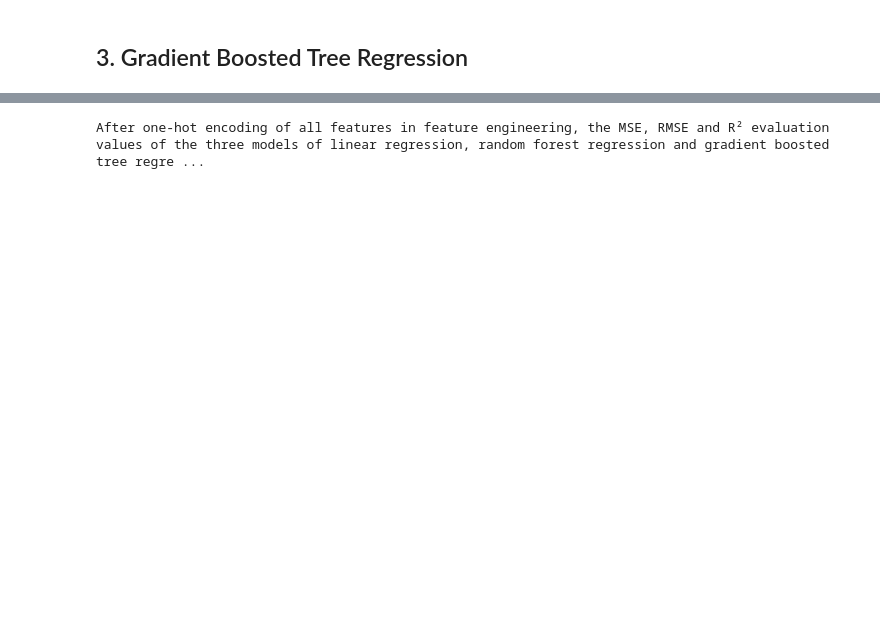
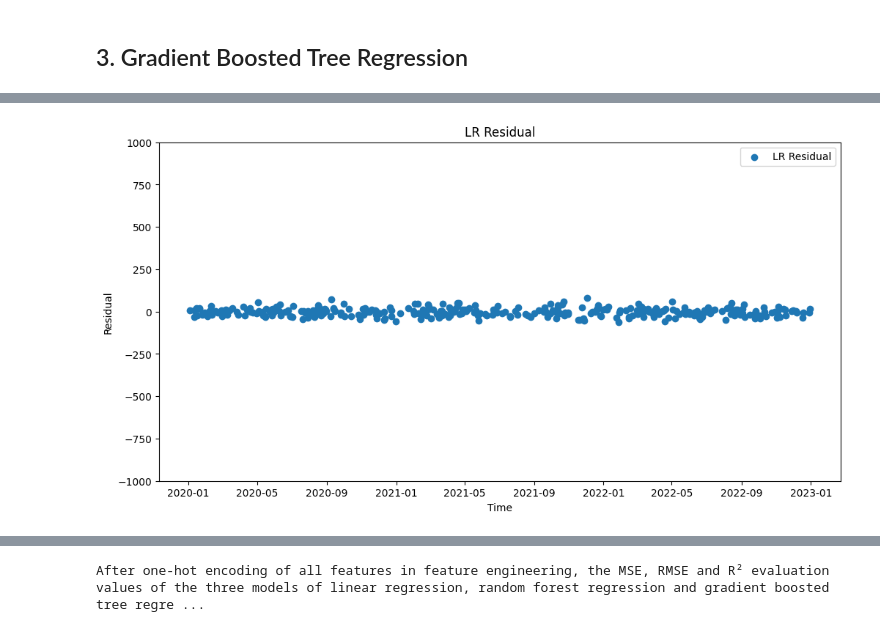
Before and after one commit to Maojia-Yao/Demand-Prediction, a Jupyter notebook: predict_model.ipynb, the cells around one changed output, grey strips where cells are left out. Cells and saved outputs as stored; diff of their text form; code cells hidden in the pictures; blank space fills up the shorter version.

```diff
--- a/predict_model.ipynb
+++ b/predict_model.ipynb
@@ -377,0 +349,21 @@ plt.show()
+# %%
+# Calculate the residual value
+def get_residual(a, b):
+    return [a_i - b_i for a_i, b_i in zip(a, b)]
+rf_residual = get_residual(real_result, rf_result)
+gbt_residual = get_residual(real_result, gbt_result)
+lr_residual = get_residual(real_result, lr_result)
+# %%
+# Draw the residual plot of the LR model
+fig, ax = plt.subplots(figsize=(12, 6))
+ax.scatter(time_series, lr_residual, label="LR Residual")
+ax.set_xlabel("Time")
+ax.set_ylabel("Residual")
+ax.set_title("LR Residual")
+ax.legend()
+
+# Show the chart
+plt.ylim([-1000, 1000])
+plt.show()
+# %% [output]
+[figure, added]
```
Also changed, not shown: parts of 26 cells of this notebook, 43 other files.
